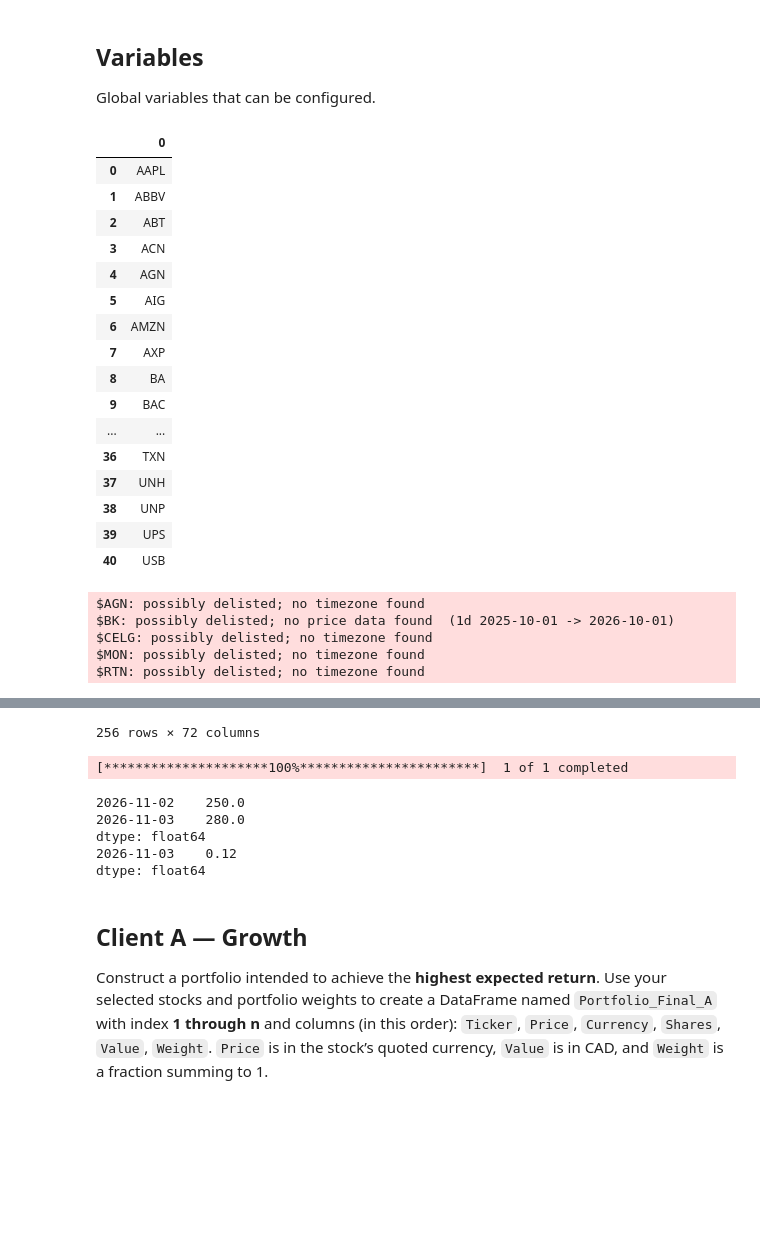
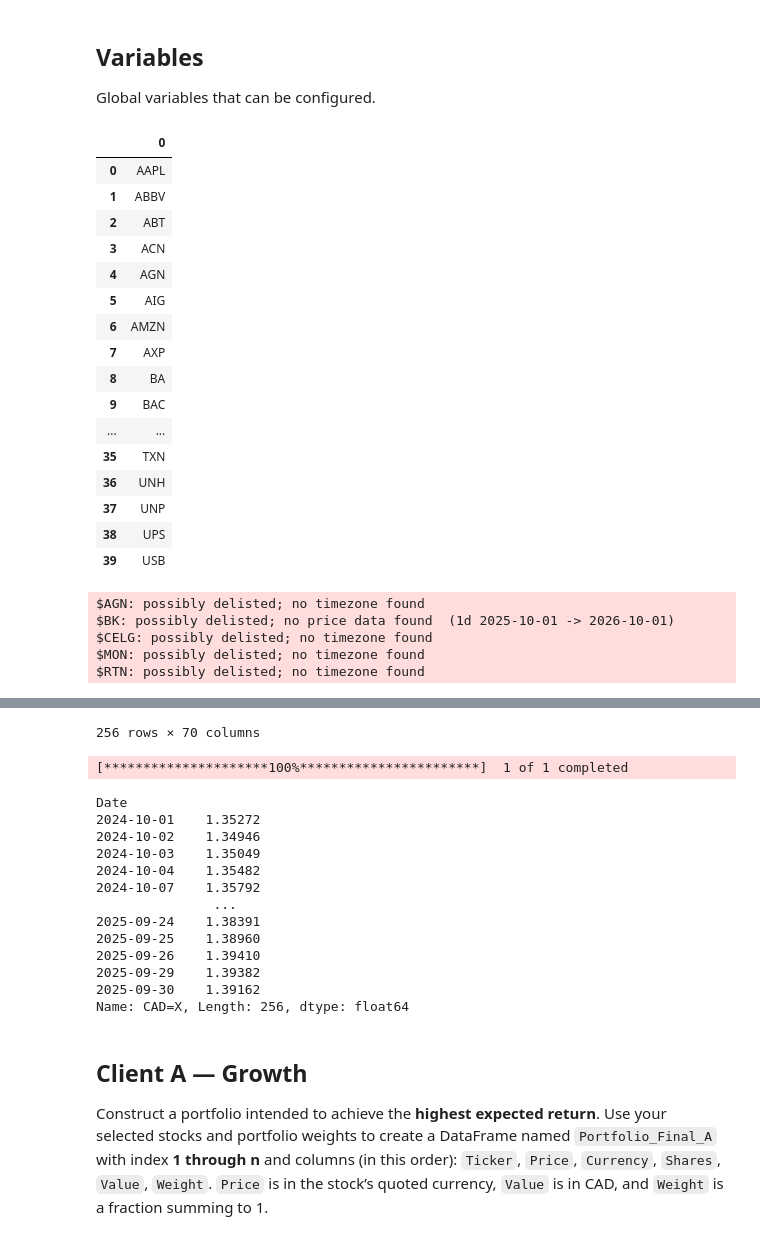
Before and after one commit to john-mandalas-uwaterloo/portfolio-model, a Jupyter notebook: Team_XX_Assignment_2026.ipynb, the cells around one changed output, grey strips where cells are left out. Cells and saved outputs as stored; diff of their text form; code cells hidden in the pictures; blank space fills up the shorter version.

Commit message:
Fix exchange rate lookup, fees, and exchange list

```diff
--- a/Team_XX_Assignment_2026.ipynb
+++ b/Team_XX_Assignment_2026.ipynb
@@ -77,7 +77,8 @@ fee_per_share = 0.001
 # Parameters: file_name (str) - the name of the csv file containing the tickers
 # Returns: pandas dataframe containing the tickers
 def get_listof_tickers(file_name):
-    listof_tickers = pd.read_csv(file_name, header=None) #first row info needs to be read.(Not header)
+    listof_tickers = pd.read_csv(file_name, header=None)
+    listof_tickers = listof_tickers.drop_duplicates().reset_index(drop=True)
     return listof_tickers
 
 
@@ -98,6 +99,7 @@ def normalize_listof_tickers(tickers):
 
             # Skip stocks without historical data
             if history.empty:
+                print("Not Valid Ticker (no data):", ticker)
                 continue
 
             # Check if the stock meets the basic requirements
@@ -150,8 +152,8 @@ def normalize_listof_tickers(tickers):
             })
 
         # Mark the stock as invalid if an error occurs
-        except Exception:
-            print("Not Valid Ticker:", ticker)
+        except Exception as e:
+            print("Not Valid Ticker:", ticker, "-", e)
 
     return pd.DataFrame(stock_data)
 
@@ -187,16 +189,19 @@ def get_USD_to_CAD_exchange_rate(start_date, end_date):
 # portfolio (pandas dataframe) - the portfolio to add the ticker to, date (str) - the purchase date 'YYYY-MM-DD'
 # Returns: num_shares (float) - the number of shares bought
 def buy_ticker(ticker_name, dollars, portfolio, date):
-    rate = exchange_rates.loc[date].iloc[0]
+    rate = exchange_rates.loc[date]
     price = stock_prices.loc[date, ticker_name + "_Close"]
 
     # Convert USD prices to CAD
     if normalized_tickers.set_index("Ticker").loc[ticker_name, "Currency"] == "USD":
         price = price * rate
 
-    # Take out fees, then buy as many shares as the rest covers
-    fees = calculate_transaction_fees(dollars / price, rate)
-    num_shares = (dollars - fees) / price
+    # Per-share fee case: dollars = shares * price + shares * 0.001 * rate
+    num_shares = dollars / (price + rate * 0.001)
+
+    # If the per-share fee would be more than the flat fee, the flat fee applies
+    if calculate_transaction_fees(num_shares, rate) < num_shares * rate * 0.001:
+        num_shares = (dollars - rate * 2.15) / price
 
     portfolio.loc[ticker_name, "Shares"] = num_shares
     return num_shares
@@ -220,7 +225,7 @@ def calculate_transaction_fees(shares, exchange_rate):
 # Parameters: portfolio (pandas dataframe) - the portfolio, date (str) - the date 'YYYY-MM-DD'
 # Returns: the total value of the portfolio in CAD
 def portfolio_value(portfolio, date):
-    rate = exchange_rates.loc[date].iloc[0]
+    rate = exchange_rates.loc[date]
     total = 0
     for ticker in portfolio.index:
         price = stock_prices.loc[date, ticker + "_Close"]
@@ -258,9 +263,8 @@ def convert_usd_to_cad(stock_prices, exchange_rates, normalized_tickers):
 # Returns: the pandas series that contains the historical portfolio value over the given time period
 def calculate_portfolio_value(stock_prices, portfolio):
     portfolio_values = pd.Series(0.0, index=stock_prices.index)
-    for i, stock in portfolio.iterrows():
-        ticker = stock["Ticker"]
-        shares = stock["Shares"]
+    for ticker in portfolio.index:
+        shares = portfolio.loc[ticker, "Shares"]
         if ticker + "_Close" in stock_prices.columns:
             portfolio_values += stock_prices[ticker + "_Close"] * shares
     return portfolio_values
@@ -282,43 +286,44 @@ def calculate_daily_returns(portfolio_values):
 """
 TO DO:
 
-Volatility function
-Get ticker price function
-Beta calculation funtion
+Beta calculation function
 """
 
 # Calling ticker list
 listof_tickers = get_listof_tickers(csv_file_attach)
 display(listof_tickers)
 
 # Calling valid ticker
 normalized_tickers = normalize_listof_tickers(listof_tickers)
 display(normalized_tickers)
 
 # Calling create_dataframe for Adj and Close price
 stock_prices = create_dataframe(normalized_tickers, start_date, end_date)
+stock_prices = stock_prices.ffill()   # holiday: use the last close
 display(stock_prices)
 
 # Calling the exchange_rates USD CAD
 exchange_rates = get_USD_to_CAD_exchange_rate(start_date, end_date)
+exchange_rates = exchange_rates.reindex(stock_prices.index).ffill()
+display(exchange_rates)
 # %% [output]
 |  | 0 |
 | 0 | AAPL |
 | 1 | ABBV |
 | 2 | ABT |
 | 3 | ACN |
 | 4 | AGN |
 | 5 | AIG |
 | 6 | AMZN |
 | 7 | AXP |
 | 8 | BA |
 | 9 | BAC |
 | ... | ... |
-| 36 | TXN |
-| 37 | UNH |
-| 38 | UNP |
-| 39 | UPS |
-| 40 | USB |
+| 35 | TXN |
+| 36 | UNH |
+| 37 | UNP |
+| 38 | UPS |
+| 39 | USB |
 $AGN: possibly delisted; no timezone found
 $BK: possibly delisted; no price data found  (1d 2025-10-01 -> 2026-10-01)
 $CELG: possibly delisted; no timezone found
@@ -357,10 +362,18 @@ $RTN: possibly delisted; no timezone found
-256 rows × 72 columns
+256 rows × 70 columns
 [*********************100%***********************]  1 of 1 completed
-2026-11-02    250.0
-2026-11-03    280.0
-dtype: float64
-2026-11-03    0.12
-dtype: float64
+Date
+2024-10-01    1.35272
+2024-10-02    1.34946
+2024-10-03    1.35049
+2024-10-04    1.35482
+2024-10-07    1.35792
+               ...
+2025-09-24    1.38391
+2025-09-25    1.38960
+2025-09-26    1.39410
+2025-09-29    1.39382
+2025-09-30    1.39162
+Name: CAD=X, Length: 256, dtype: float64
 # %% [markdown]
 ## Client A — Growth
 
```
Also changed, not shown: parts of 3 cells of this notebook.
